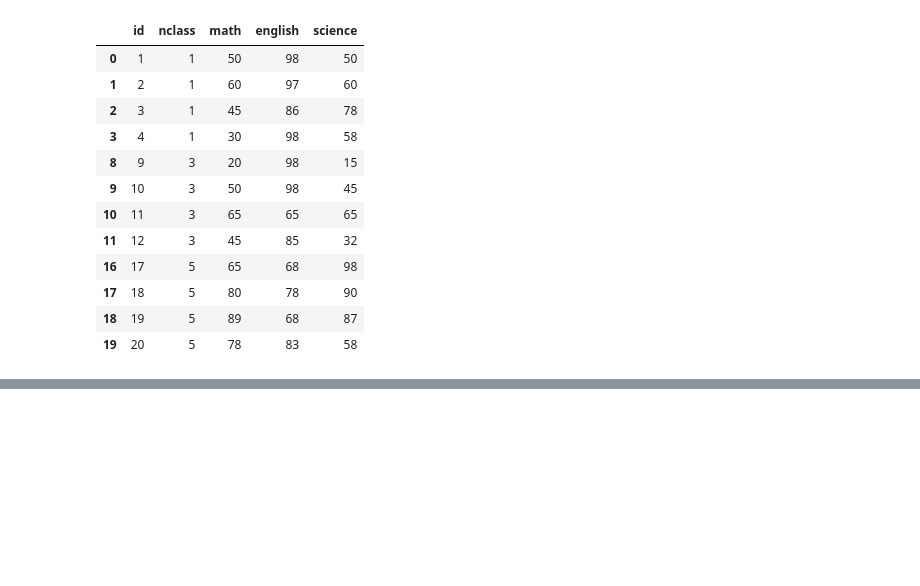
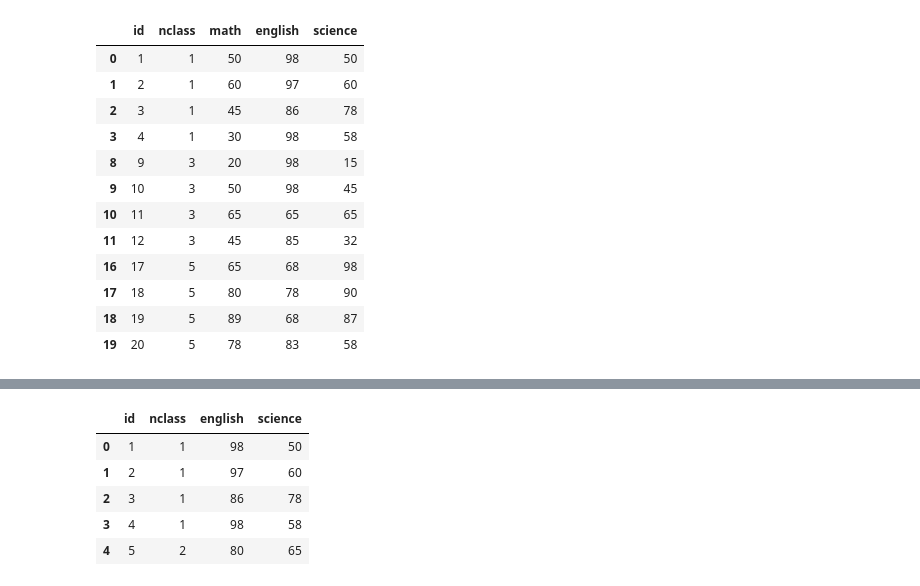
Before and after one commit to gun587330/-, a Jupyter notebook: Note.ipynb, the cells around one changed output, grey strips where cells are left out. Drawn from its saved outputs; the diff is of its cells as text; code cells hidden in the pictures; blank space fills up the shorter version.

```diff
--- a/Note.ipynb
+++ b/Note.ipynb
@@ -752,0 +772,6 @@ exam.query('nclass in [1, 3, 5]')
+# %%
+# 여러 변수 추출하기
+# 여러 변수를 함께 추출하려면 []안에 다시 []를 넣어 변수명을 나열하면 됨.
+import pandas as pd # pandas package를 pd로 load
+exam = pd.read_csv('exam.csv') # exam.csv를 변수 exam에 할당
+exam[['nclass', 'math', 'english']].head() # nclass, math, english 추출 > head를 이용해 다섯개까지 추출
@@ -752,0 +788,10 @@ exam.query('nclass in [1, 3, 5]')
+# %%
+# 변수 제거하기
+exam.drop(columns = 'math').head() # math 제거 > head()를 이용해 간단하게 체크
+# %% [output]
+|  | id | nclass | english | science |
+| 0 | 1 | 1 | 98 | 50 |
+| 1 | 2 | 1 | 97 | 60 |
+| 2 | 3 | 1 | 86 | 78 |
+| 3 | 4 | 1 | 98 | 58 |
+| 4 | 5 | 2 | 80 | 65 |
```
Also changed, not shown: parts of 12 cells of this notebook.
